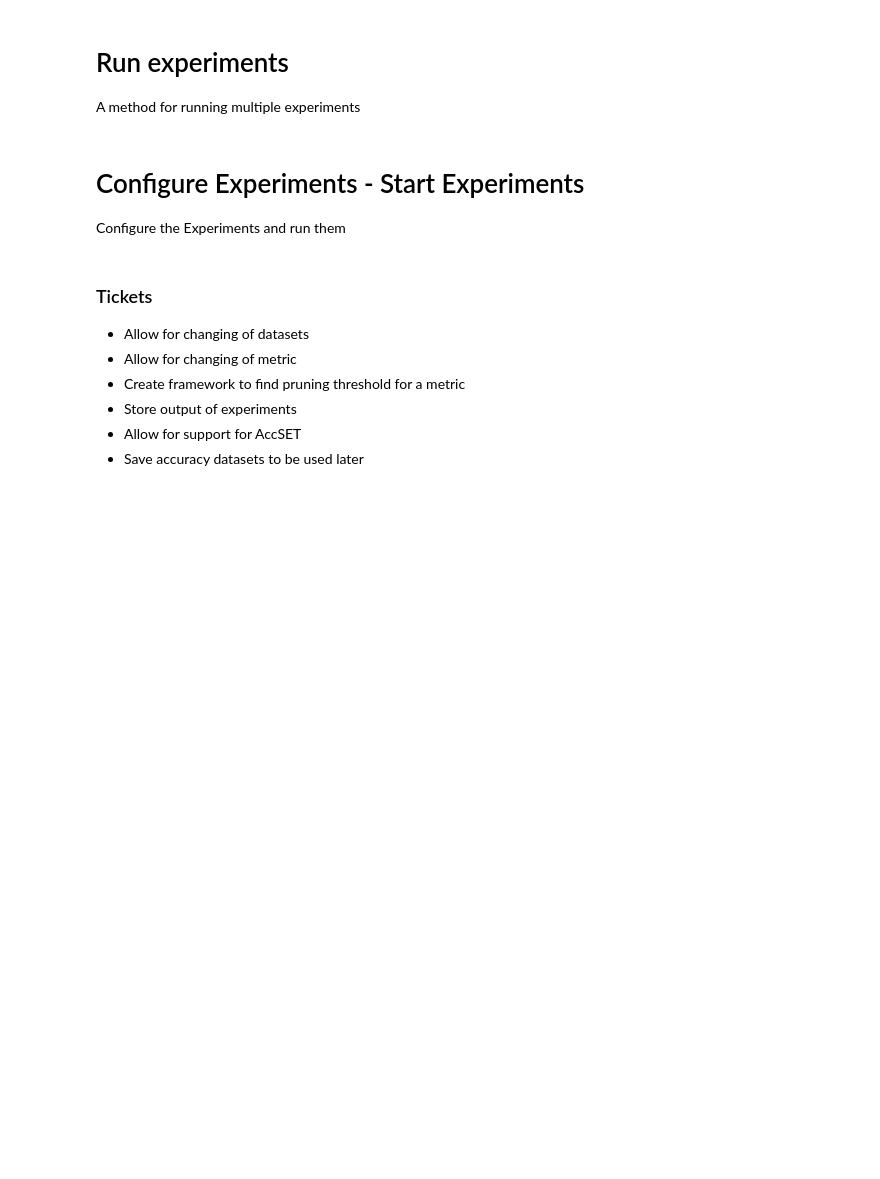
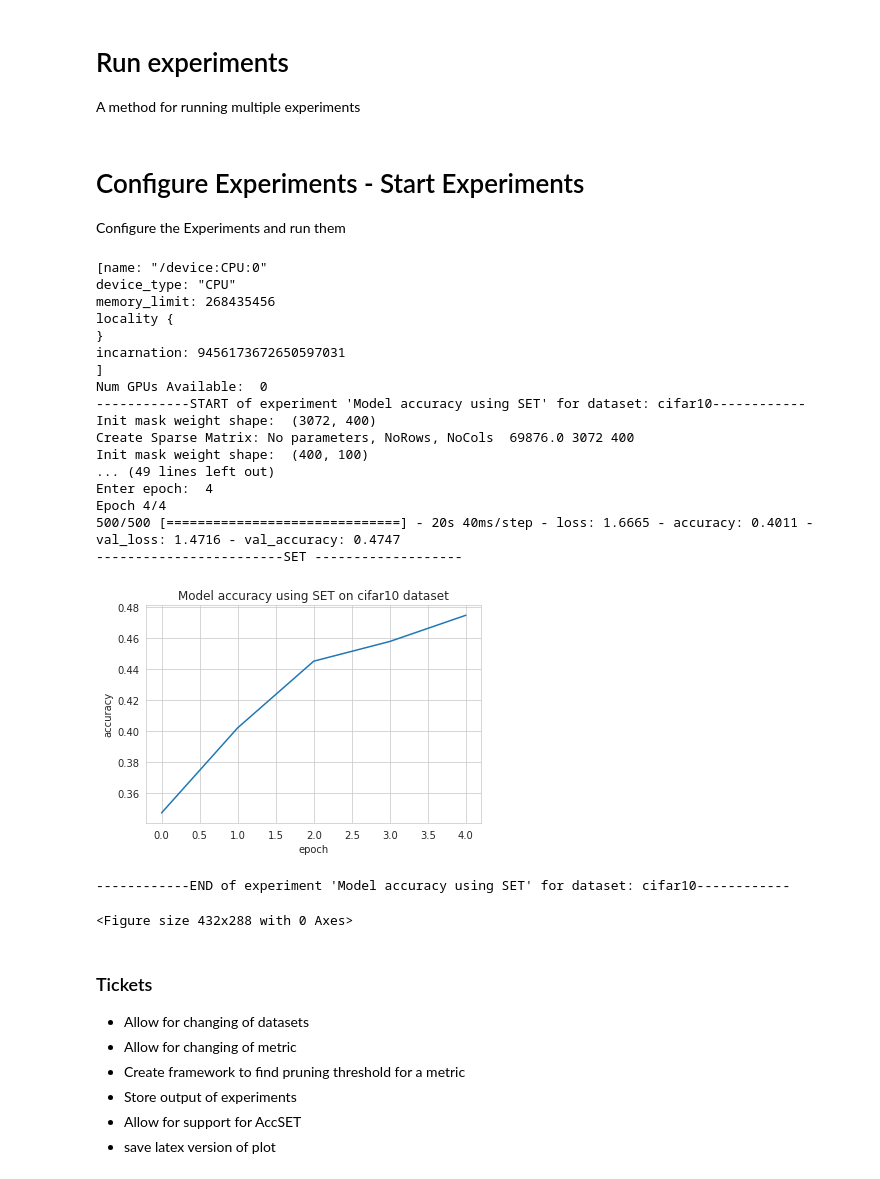
Before and after one commit to andrewjh9/CenBench, a Jupyter notebook: CenSET.ipynb, the cells around one changed output. Cells and saved outputs as stored; diff of their text form; code cells hidden in the pictures; blank space fills up the shorter version.

Commit message:
Saving of experiment datasets

```diff
--- a/CenSET.ipynb
+++ b/CenSET.ipynb
@@ -499,7 +499,7 @@ def plot_save_accuracy(title, results_accu, dataset_name, pruning_approach, epoc
     else:
          save_name = pruning_approach +"_accuracy_"+dataset_name+"_for_"+str(epochs)+"_epochs_"+time.strftime("%Y%m%d-%H%M%S")
     plt.show()
-    avetxt("results/"+save_name+".csv", asarray(results_accu), delimiter=',')
+    savetxt("results/"+save_name+".csv", asarray(results_accu), delimiter=',')
     plt.savefig(("plots/"+ save_name+".png"))
 # %% [markdown]
 # Run experiments
@@ -512,7 +512,7 @@ def run_experiments(datasets, maxepoches, pruning_approachs, experiment_titles,
             print("------------START of experiment '"+experiment_title+"' for dataset: "+dataset_name+"------------")
             smlp = CenBench_MLP(maxepoches=maxepoches[experiment_i], dataset=datasets[experiment_i], pruning_approach=pruning_approachs[experiment_i], centrality_metric=centrality_metrics[experiment_i])
             # Saving results
-            plot_accuracy(experiment_title, smlp.train(), dataset_name,pruning_approachs[experiment_i], maxepoches[experiment_i], centrality_metrics[experiment_i] )
+            plot_save_accuracy(experiment_title, smlp.train(), dataset_name,pruning_approachs[experiment_i], maxepoches[experiment_i], centrality_metrics[experiment_i] )
             print("------------END of experiment '"+experiment_title+"' for dataset: "+dataset_name+"------------")
     else:
         raise ValueError("Incorrect experiment setup")
@@ -522,26 +522,47 @@ Configure the Experiments and run them
 # %%
 K.clear_session()
 
 print(device_lib.list_local_devices())
 print("Num GPUs Available: ", len(tf.config.list_physical_devices('GPU')))
 
 # Each index i represents an expeirment
 # datasets=[cifar10,cifar10,cifar10,cifar10] # fashion_mnist, cifar10 -- only supports cifar10 atm
 # maxepoches=[10, 10, 10, 10]
 # pruning_approachs=["CenSET","CenSET","CenSET","SET"]
 # centrality_metrics = ["laplacian", "katz","pagerank", None]
 # experiment_titles = ["Model accuracy using CenLaplacianSET","Model accuracy using CenKatzSET","Model accuracy using CenPagerankSET","Model accuracy using SET"]
 # datasets=[cifar10,cifar10,cifar10,cifar10] # fashion_mnist, cifar10 -- only supports cifar10 atm
 # maxepoches=[100, 100, 100, 100]
 # pruning_approachs=["CenSET","CenSET","CenSET","SET"]
 # centrality_metrics = ["laplacian", "katz","pagerank", None]
 # experiment_titles = ["Model accuracy using CenLaplacianSET","Model accuracy using CenKatzSET","Model accuracy using CenPagerankSET","Model accuracy using SET"]
 centrality_metrics=[None]
 datasets=[cifar10] # fashion_mnist, cifar10 -- only supports cifar10 atm
-maxepoches=[1]
+maxepoches=[5]
 pruning_approachs=["SET"]
 experiment_titles = ["Model accuracy using SET",]
 run_experiments(datasets,maxepoches, pruning_approachs ,experiment_titles, centrality_metrics)
+# %% [output]
+[name: "/device:CPU:0"
+device_type: "CPU"
+memory_limit: 268435456
+locality {
+}
+incarnation: 9456173672650597031
+]
+Num GPUs Available:  0
+------------START of experiment 'Model accuracy using SET' for dataset: cifar10------------
+Init mask weight shape:  (3072, 400)
+Create Sparse Matrix: No parameters, NoRows, NoCols  69876.0 3072 400
+Init mask weight shape:  (400, 100)
+... (49 lines left out)
+Enter epoch:  4
+Epoch 4/4
+500/500 [==============================] - 20s 40ms/step - loss: 1.6665 - accuracy: 0.4011 - val_loss: 1.4716 - val_accuracy: 0.4747
+------------------------SET -------------------
+[figure, added]
+------------END of experiment 'Model accuracy using SET' for dataset: cifar10------------
+<Figure size 432x288 with 0 Axes>
 # %% [markdown]
 
 
@@ -551,4 +572,4 @@ run_experiments(datasets,maxepoches, pruning_approachs ,experiment_titles, centr
 - Create framework to find pruning threshold for a metric
 - Store output of experiments
 - Allow for support for AccSET
-- Save accuracy datasets to be used later
+- save latex version of plot
```
Also changed, not shown: 8 other files.
